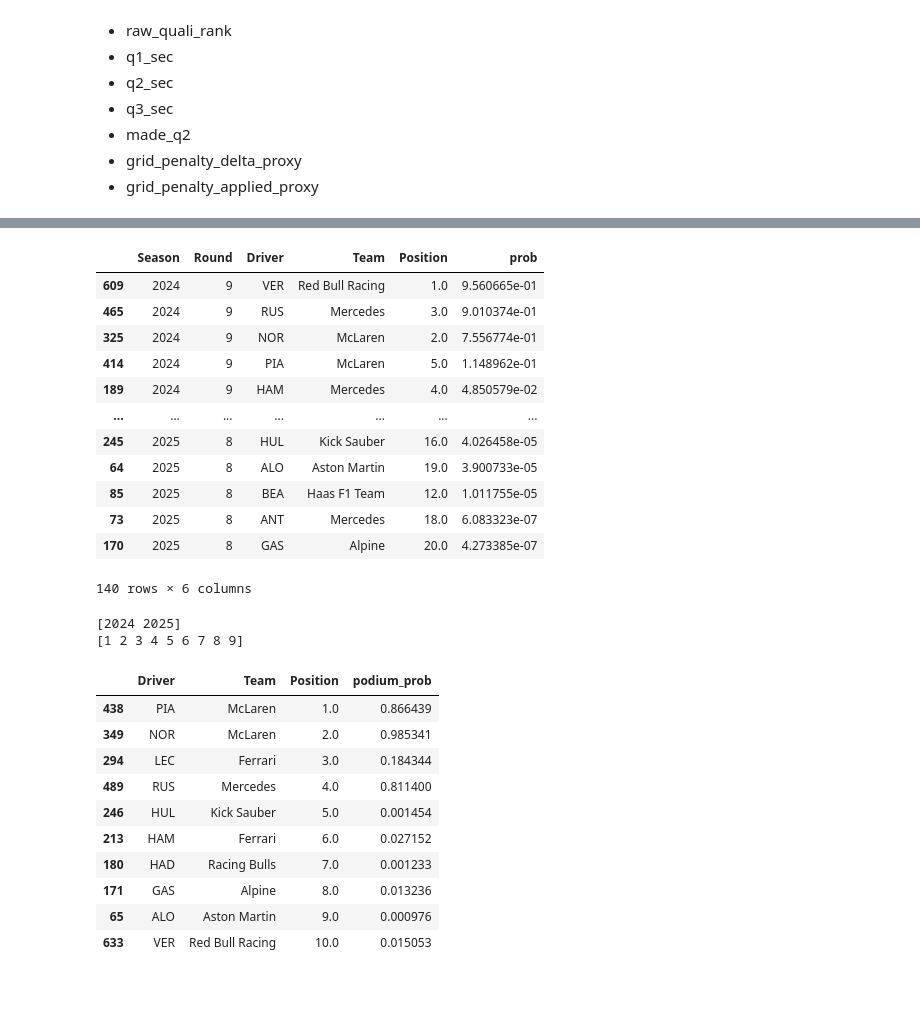
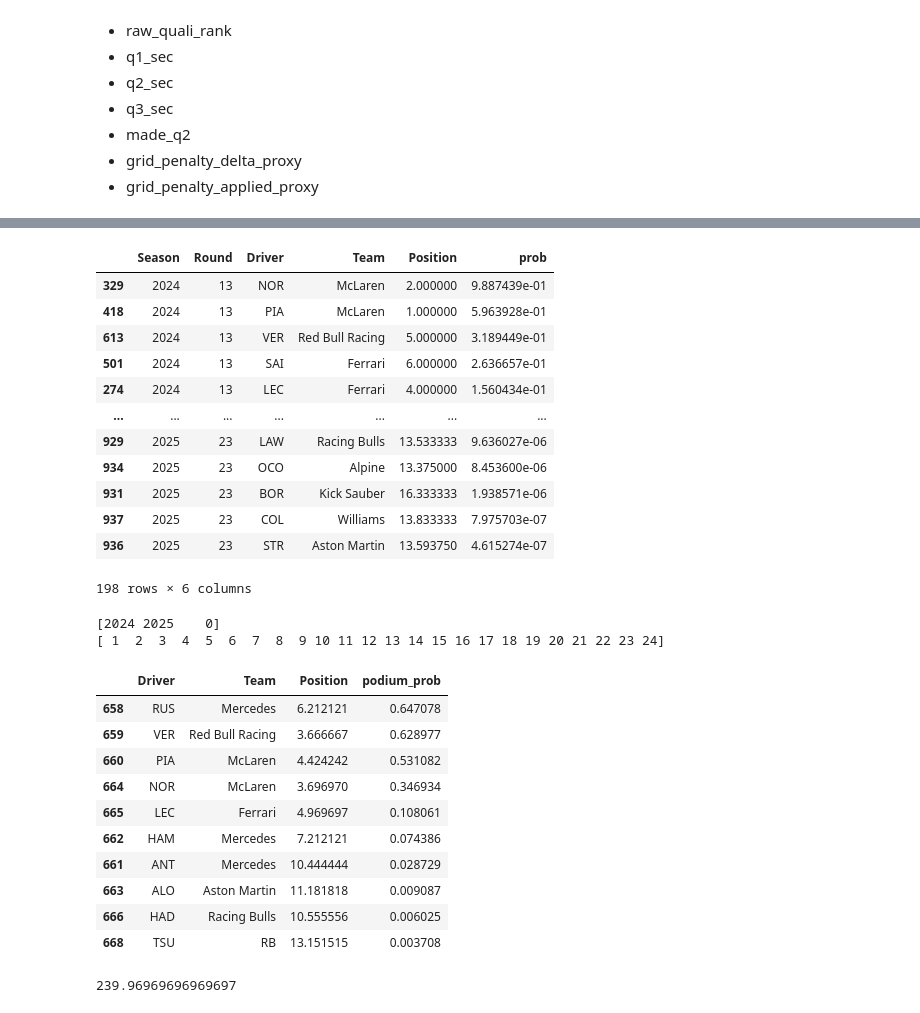
Before and after one commit to AtharvaW29/F1_Analysis, a Jupyter notebook: notebooks/Analysis_Austrailia.ipynb, the cells around one changed output, grey strips where cells are left out. Drawn from its saved outputs; the diff is of its cells as text; code cells hidden in the pictures.

```diff
--- a/notebooks/Analysis_Austrailia.ipynb
+++ b/notebooks/Analysis_Austrailia.ipynb
@@ -1525,7 +1525,7 @@ def l1_log_reg_model(X, y):
                     max_iter=1000
                 ))
             ])
-            scores = cross_val_score(pipeline, X, y, cv=cv, scoring="accuracy")
+            scores = cross_val_score(pipeline, X, y, cv=cv, scoring="accuracy", n_jobs=1)
             results[(l, c)] = scores.mean()
 
     return results
@@ -1886,4 +1864,4 @@ def progress_save_utility(df: pd.DataFrame, fname: str="default", save: bool=Fal
 # %%
-post_quali_df = progress_save_utility(pd.DataFrame, "post_quali_df.csv", False, True)
+post_quali_df = progress_save_utility(pd.DataFrame, "post_quali_df_latest.csv", False, True)
 post_quali_df.head(3)
 # %% [output]
@@ -2072,3 +2199,7 @@ post_quali_train_idx, post_quali_test_idx = next(gss.split(post_quali_X, post_qu
 post_quali_X_train, post_quali_X_test = post_quali_X.iloc[post_quali_train_idx], post_quali_X.iloc[post_quali_test_idx]
 post_quali_y_train, post_quali_y_test = post_quali_y.iloc[post_quali_train_idx], post_quali_y.iloc[post_quali_test_idx]
 post_quali_meta_train, post_quali_meta_test = pq_meta.iloc[post_quali_train_idx], pq_meta.iloc[post_quali_test_idx]
+
+
+post_quali_y_train = (post_quali_y_train > 0.5).astype(int)
+post_quali_y_test = (post_quali_y_test > 0.5).astype(int)
@@ -2160,45 +2315,55 @@ post_quali_pred_df["prob"] = post_quali_test_probs
 post_quali_pred_df.sort_values(["Season", "Round", "prob"], ascending=[True, True, False])
 # %% [output]
 |  | Season | Round | Driver | Team | Position | prob |
-| 609 | 2024 | 9 | VER | Red Bull Racing | 1.0 | 9.560665e-01 |
-| 465 | 2024 | 9 | RUS | Mercedes | 3.0 | 9.010374e-01 |
-| 325 | 2024 | 9 | NOR | McLaren | 2.0 | 7.556774e-01 |
-| 414 | 2024 | 9 | PIA | McLaren | 5.0 | 1.148962e-01 |
-| 189 | 2024 | 9 | HAM | Mercedes | 4.0 | 4.850579e-02 |
+| 329 | 2024 | 13 | NOR | McLaren | 2.000000 | 9.887439e-01 |
+| 418 | 2024 | 13 | PIA | McLaren | 1.000000 | 5.963928e-01 |
+| 613 | 2024 | 13 | VER | Red Bull Racing | 5.000000 | 3.189449e-01 |
+| 501 | 2024 | 13 | SAI | Ferrari | 6.000000 | 2.636657e-01 |
+| 274 | 2024 | 13 | LEC | Ferrari | 4.000000 | 1.560434e-01 |
 | ... | ... | ... | ... | ... | ... | ... |
-| 245 | 2025 | 8 | HUL | Kick Sauber | 16.0 | 4.026458e-05 |
-| 64 | 2025 | 8 | ALO | Aston Martin | 19.0 | 3.900733e-05 |
-| 85 | 2025 | 8 | BEA | Haas F1 Team | 12.0 | 1.011755e-05 |
-| 73 | 2025 | 8 | ANT | Mercedes | 18.0 | 6.083323e-07 |
-| 170 | 2025 | 8 | GAS | Alpine | 20.0 | 4.273385e-07 |
+| 929 | 2025 | 23 | LAW | Racing Bulls | 13.533333 | 9.636027e-06 |
+| 934 | 2025 | 23 | OCO | Alpine | 13.375000 | 8.453600e-06 |
+| 931 | 2025 | 23 | BOR | Kick Sauber | 16.333333 | 1.938571e-06 |
+| 937 | 2025 | 23 | COL | Williams | 13.833333 | 7.975703e-07 |
+| 936 | 2025 | 23 | STR | Aston Martin | 13.593750 | 4.615274e-07 |
-140 rows × 6 columns
+198 rows × 6 columns
 # %%
 print(post_quali_df["Season"].unique())
 print(post_quali_df[post_quali_df["Season"] == 2025]["Round"].unique())
 # %% [output]
-[2024 2025]
-[1 2 3 4 5 6 7 8 9]
+[2024 2025    0]
+[ 1  2  3  4  5  6  7  8  9 10 11 12 13 14 15 16 17 18 19 20 21 22 23 24]
 # %%
-post_quali_aus_gp = post_quali_df[(post_quali_df["Season"] == 2025) & (post_quali_df["Round"] == 9)].copy()
+post_quali_aus_gp = post_quali_df[(post_quali_df["Season"] == 2025) & (post_quali_df["Round"] == 10)].copy()
 
 post_quali_X_aus = post_quali_aus_gp[post_quali_feature_cols]
 post_quali_meta_aus = post_quali_aus_gp[post_quali_meta_cols]
 
 post_quali_aus_probs = post_quali_l1_pipeline.predict_proba(post_quali_X_aus)[:, 1]
 
 post_quali_aus_pred = post_quali_meta_aus.copy()
 post_quali_aus_pred["podium_prob"] = post_quali_aus_probs
 
-post_quali_aus_pred[['Driver', 'Team', 'Position', 'podium_prob']].sort_values("Position", ascending=True).head(10)
+post_quali_aus_pred[['Driver', 'Team', 'Position', 'podium_prob']].sort_values("podium_prob", ascending=False).head(10)
 # %% [output]
 |  | Driver | Team | Position | podium_prob |
-| 438 | PIA | McLaren | 1.0 | 0.866439 |
-| 349 | NOR | McLaren | 2.0 | 0.985341 |
-| 294 | LEC | Ferrari | 3.0 | 0.184344 |
-| 489 | RUS | Mercedes | 4.0 | 0.811400 |
-| 246 | HUL | Kick Sauber | 5.0 | 0.001454 |
-| 213 | HAM | Ferrari | 6.0 | 0.027152 |
-| 180 | HAD | Racing Bulls | 7.0 | 0.001233 |
-| 171 | GAS | Alpine | 8.0 | 0.013236 |
-| 65 | ALO | Aston Martin | 9.0 | 0.000976 |
-| 633 | VER | Red Bull Racing | 10.0 | 0.015053 |
+| 658 | RUS | Mercedes | 6.212121 | 0.647078 |
+| 659 | VER | Red Bull Racing | 3.666667 | 0.628977 |
+| 660 | PIA | McLaren | 4.424242 | 0.531082 |
+| 664 | NOR | McLaren | 3.696970 | 0.346934 |
+| 665 | LEC | Ferrari | 4.969697 | 0.108061 |
+| 662 | HAM | Mercedes | 7.212121 | 0.074386 |
+| 661 | ANT | Mercedes | 10.444444 | 0.028729 |
+| 663 | ALO | Aston Martin | 11.181818 | 0.009087 |
+| 666 | HAD | Racing Bulls | 10.555556 | 0.006025 |
+| 668 | TSU | RB | 13.151515 | 0.003708 |
+# %%
+post_quali_df.loc[
+    (post_quali_df["Driver"] == "VER") &
+    (post_quali_df["Season"] == 2025) &
+    (post_quali_df["Round"] == 10) &
+    (post_quali_df["constructor_points_prev"].isna())
+]
+post_quali_df[post_quali_df["Driver"] == "VER"]["constructor_points_prev"].mean()
+# %% [output]
+239.96969696969697
```
Also changed, not shown: parts of 20 cells of this notebook, 2 other files.
